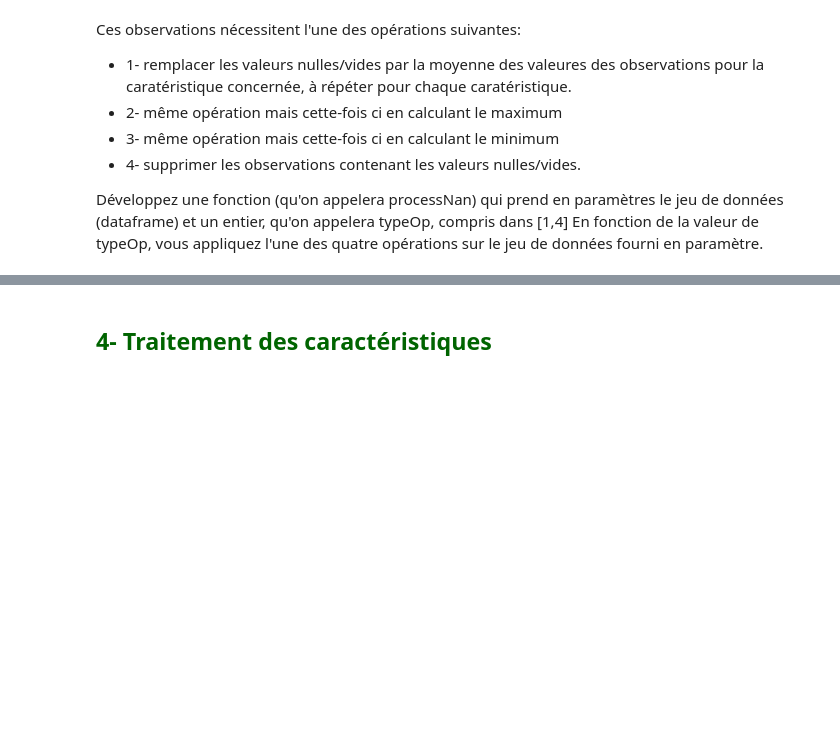
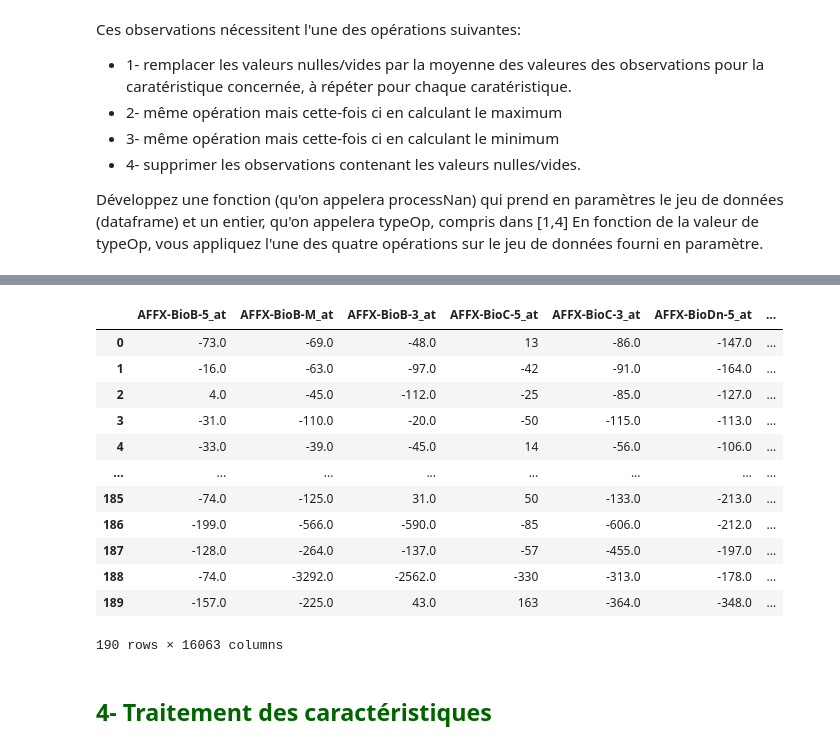
Before and after one commit to Amadou794545/Project_ML, a Jupyter notebook: sujet.ipynb, the cells around one changed output, grey strips where cells are left out. Saved outputs shown, nothing was run; the diff lists cells and outputs as text; code cells hidden in the pictures; blank space fills up the shorter version.

```diff
--- a/sujet.ipynb
+++ b/sujet.ipynb
@@ -264,3 +256,19 @@ X_diabetes_clean
+# %%
+processNan(X_gcm, 1)
+# %% [output]
+|  | AFFX-BioB-5_at | AFFX-BioB-M_at | AFFX-BioB-3_at | AFFX-BioC-5_at | AFFX-BioC-3_at | AFFX-BioDn-5_at | ... |
+| 0 | -73.0 | -69.0 | -48.0 | 13 | -86.0 | -147.0 | ... |
+| 1 | -16.0 | -63.0 | -97.0 | -42 | -91.0 | -164.0 | ... |
+| 2 | 4.0 | -45.0 | -112.0 | -25 | -85.0 | -127.0 | ... |
+| 3 | -31.0 | -110.0 | -20.0 | -50 | -115.0 | -113.0 | ... |
+| 4 | -33.0 | -39.0 | -45.0 | 14 | -56.0 | -106.0 | ... |
+| ... | ... | ... | ... | ... | ... | ... | ... |
+| 185 | -74.0 | -125.0 | 31.0 | 50 | -133.0 | -213.0 | ... |
+| 186 | -199.0 | -566.0 | -590.0 | -85 | -606.0 | -212.0 | ... |
+| 187 | -128.0 | -264.0 | -137.0 | -57 | -455.0 | -197.0 | ... |
+| 188 | -74.0 | -3292.0 | -2562.0 | -330 | -313.0 | -178.0 | ... |
+| 189 | -157.0 | -225.0 | 43.0 | 163 | -364.0 | -348.0 | ... |
+190 rows × 16063 columns
 # %% [markdown]
 ## <font color = "darkgreen">4- Traitement des caractéristiques</font>
 # %% [markdown]
```
Also changed, not shown: parts of 20 cells of this notebook.
